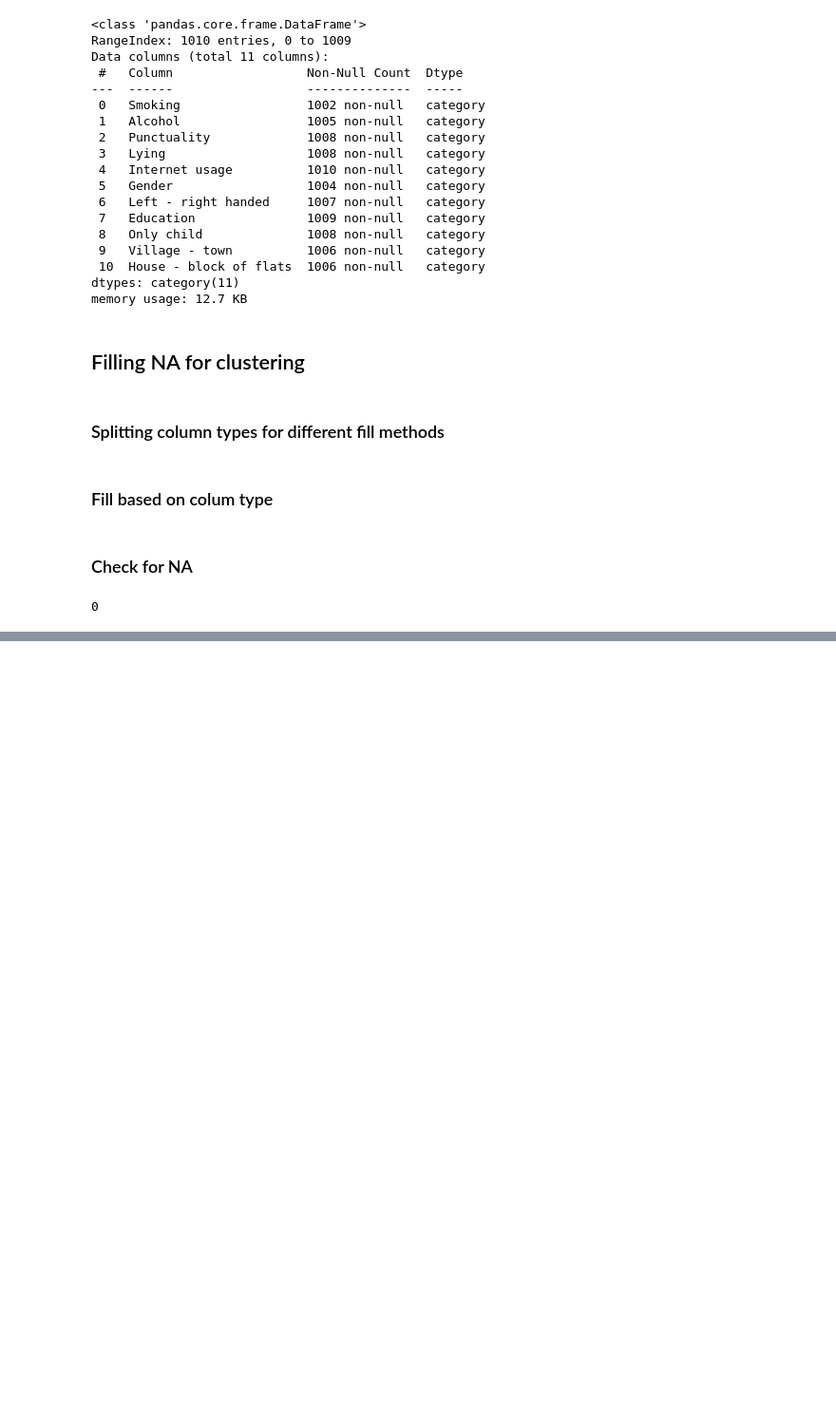
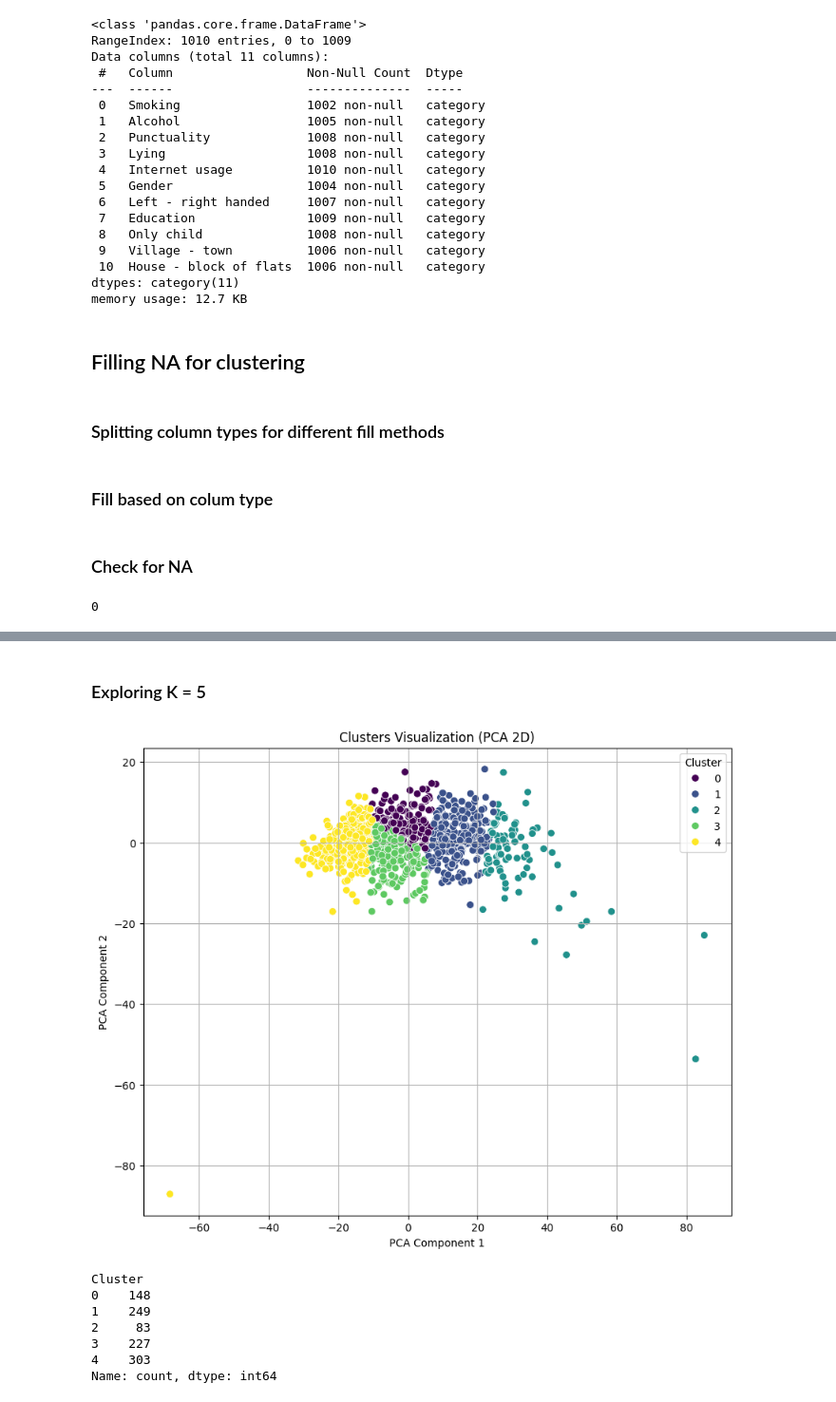
Before and after one commit to leonardo-schneider/Final-Programming, a Jupyter notebook: exploratory_data_analysis.ipynb, the cells around one changed output, grey strips where cells are left out. Shown at 95% size. Saved outputs shown, nothing was run; the diff lists cells and outputs as text; code cells hidden in the pictures; blank space fills up the shorter version.

```diff
--- a/exploratory_data_analysis.ipynb
+++ b/exploratory_data_analysis.ipynb
@@ -307,0 +413,37 @@ df.isna().sum().sum().item()
+# %% [markdown]
+### Exploring K = 5
+# %%
+from sklearn.cluster import KMeans
+from sklearn.decomposition import PCA
+import matplotlib.pyplot as plt
+import seaborn as sns
+
+# K- Means 5 clusters
+kmeans = KMeans(n_clusters=5, init='k-means++', random_state=42)
+clusters = kmeans.fit_predict(df)
+
+df['Cluster'] = clusters
+
+# PCA 2D
+pca = PCA(n_components=2)
+pca_data = pca.fit_transform(df.drop('Cluster', axis=1))
+
+plt.figure(figsize=(10, 8))
+sns.scatterplot(x=pca_data[:, 0], y=pca_data[:, 1], hue=clusters, palette='viridis', s=50)
+plt.title('Clusters Visualization (PCA 2D)')
+plt.xlabel('PCA Component 1')
+plt.ylabel('PCA Component 2')
+plt.legend(title='Cluster')
+plt.grid(True)
+plt.show()
+
+print(df['Cluster'].value_counts().sort_index())
+# %% [output]
+[figure, added]
+Cluster
+0    148
+1    249
+2     83
+3    227
+4    303
+Name: count, dtype: int64
```
Also changed, not shown: parts of 13 cells of this notebook.
